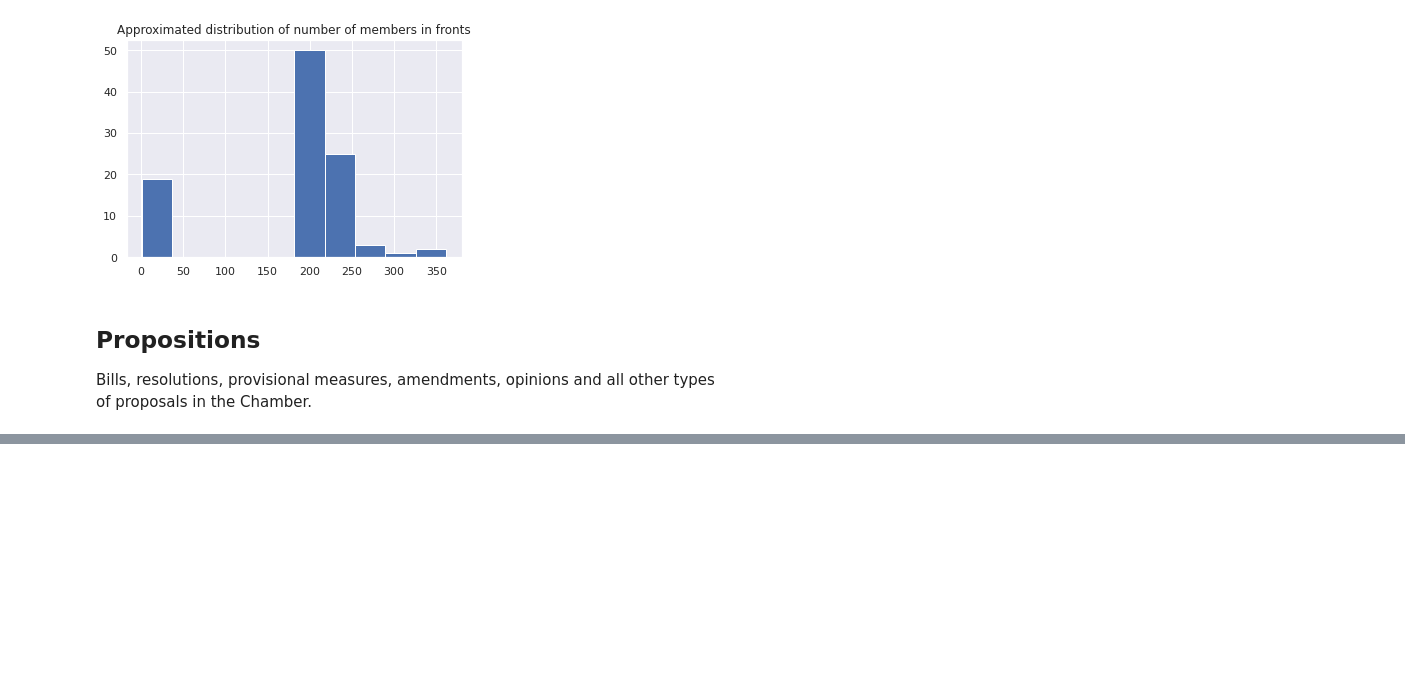
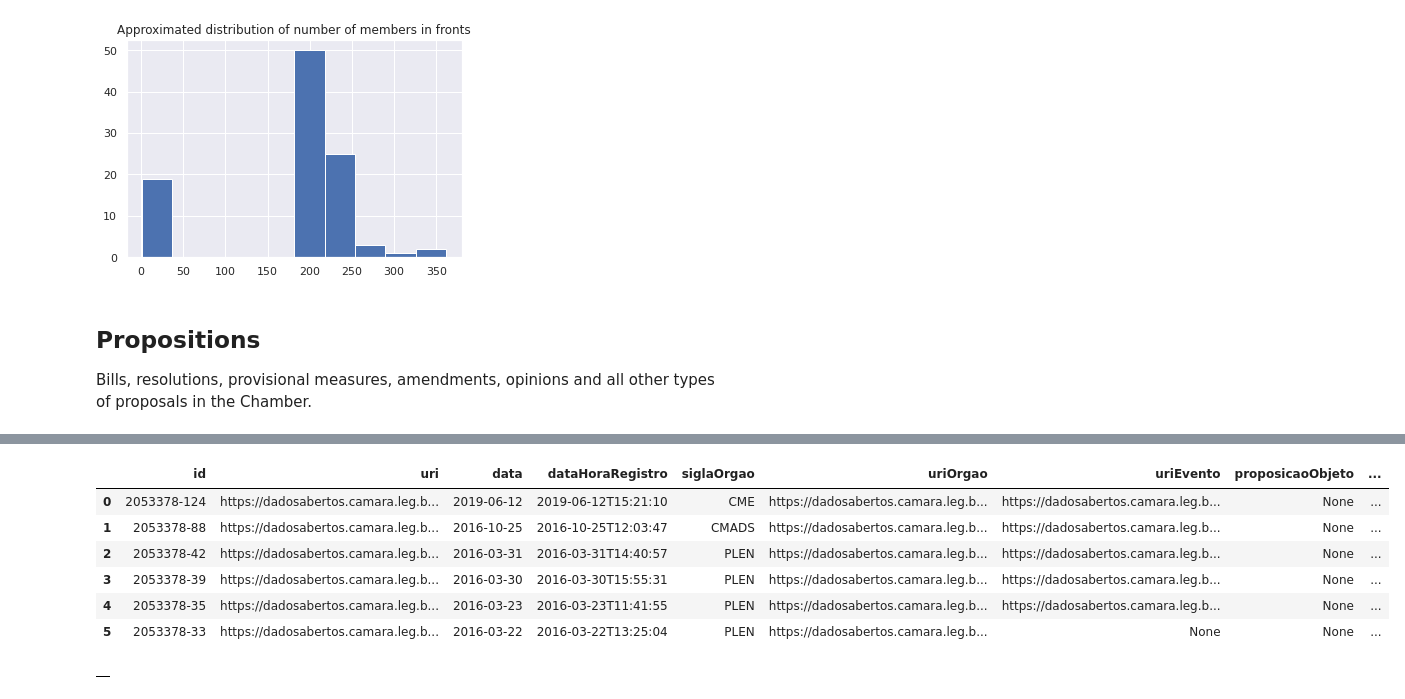
Before and after one commit to lucasmoschen/project-network-science, a Jupyter notebook: notebooks/data_exploration.ipynb, the cells around one changed output, grey strips where cells are left out. Drawn from its saved outputs; the diff is of its cells as text; code cells hidden in the pictures; blank space fills up the shorter version.

```diff
--- a/notebooks/data_exploration.ipynb
+++ b/notebooks/data_exploration.ipynb
@@ -321,0 +380,14 @@ plt.show()
+# %%
+prop.votacoes()
+# %% [output]
+|  | id | uri | data | dataHoraRegistro | siglaOrgao | uriOrgao | uriEvento | proposicaoObjeto | ... |
+| 0 | 2053378-124 | https://dadosabertos.camara.leg.b... | 2019-06-12 | 2019-06-12T15:21:10 | CME | https://dadosabertos.camara.leg.b... | https://dadosabertos.camara.leg.b... | None | ... |
+| 1 | 2053378-88 | https://dadosabertos.camara.leg.b... | 2016-10-25 | 2016-10-25T12:03:47 | CMADS | https://dadosabertos.camara.leg.b... | https://dadosabertos.camara.leg.b... | None | ... |
+| 2 | 2053378-42 | https://dadosabertos.camara.leg.b... | 2016-03-31 | 2016-03-31T14:40:57 | PLEN | https://dadosabertos.camara.leg.b... | https://dadosabertos.camara.leg.b... | None | ... |
+| 3 | 2053378-39 | https://dadosabertos.camara.leg.b... | 2016-03-30 | 2016-03-30T15:55:31 | PLEN | https://dadosabertos.camara.leg.b... | https://dadosabertos.camara.leg.b... | None | ... |
+| 4 | 2053378-35 | https://dadosabertos.camara.leg.b... | 2016-03-23 | 2016-03-23T11:41:55 | PLEN | https://dadosabertos.camara.leg.b... | https://dadosabertos.camara.leg.b... | None | ... |
+| 5 | 2053378-33 | https://dadosabertos.camara.leg.b... | 2016-03-22 | 2016-03-22T13:25:04 | PLEN | https://dadosabertos.camara.leg.b... | None | None | ... |
+# %%
+camara.Votacao(cod="2053378-42").votos()
+# %% [output]
+|  |
```
Also changed, not shown: parts of 9 cells of this notebook.
